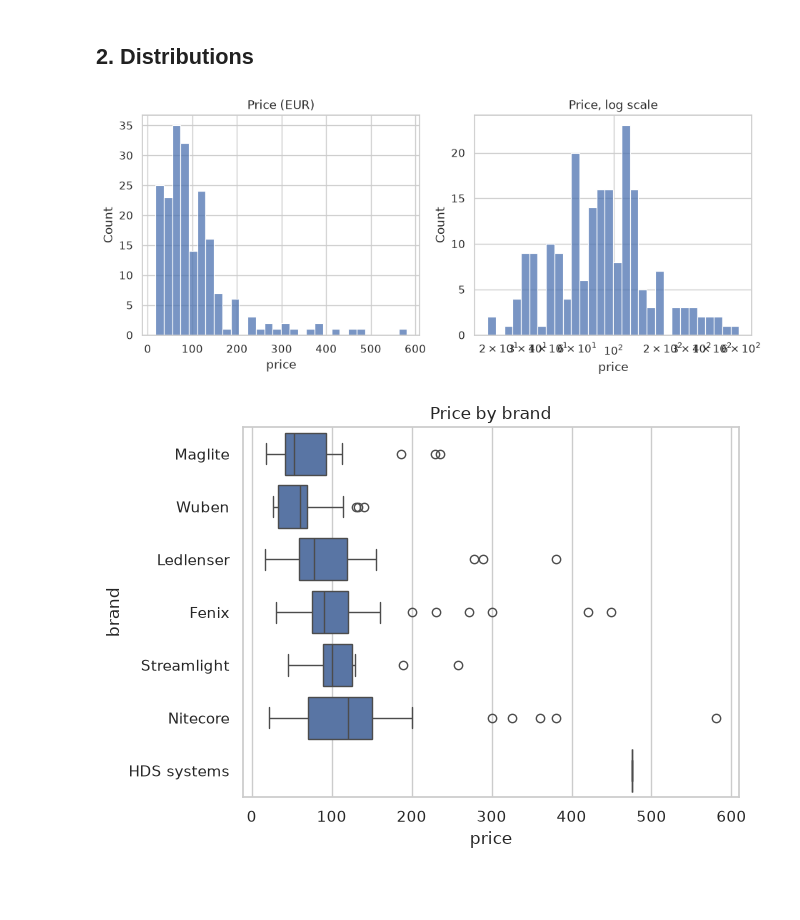
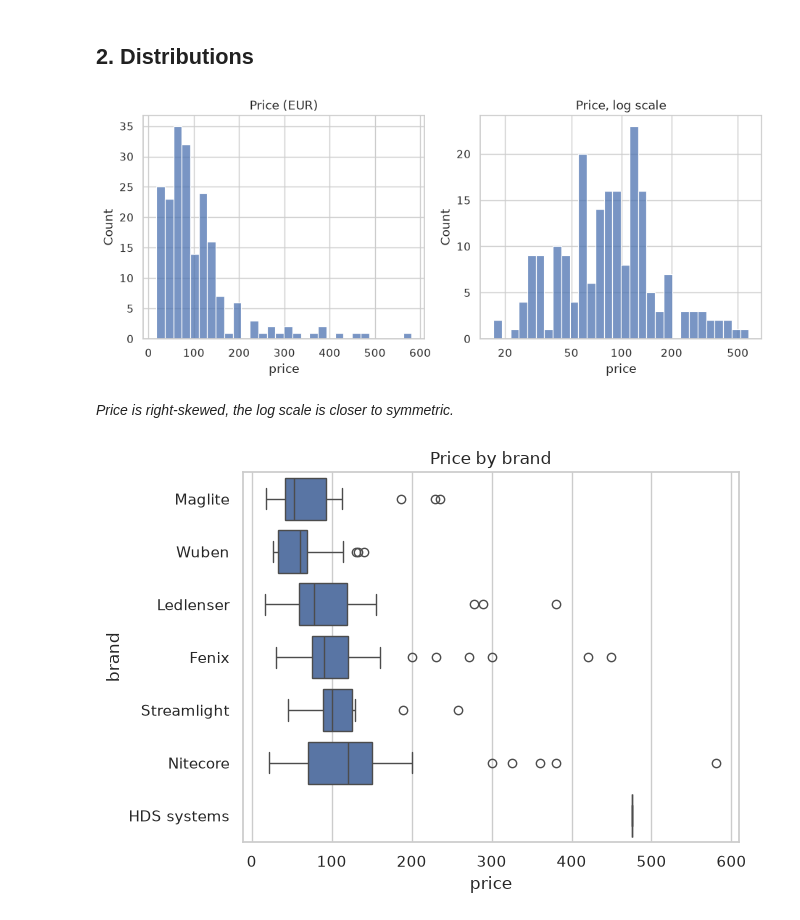
Before and after one commit to rm-a0/upa-01, a Jupyter notebook: analysis/eda.ipynb, the cells around one changed output. Drawn from its saved outputs; the diff is of its cells as text; code cells hidden in the pictures; blank space fills up the shorter version.

```diff
--- a/analysis/eda.ipynb
+++ b/analysis/eda.ipynb
@@ -111,12 +111,17 @@ df[FLAGS].sum().to_frame("products")
 # %%
 fig, axes = plt.subplots(1, 2, figsize=(11, 4))
 sns.histplot(df["price"], bins=30, ax=axes[0])
 sns.histplot(df["price"], bins=30, log_scale=True, ax=axes[1])
 axes[0].set_title("Price (EUR)")
 axes[1].set_title("Price, log scale")
+axes[1].set_xticks([20, 50, 100, 200, 500])
+axes[1].xaxis.set_major_formatter("{x:g}")
+axes[1].xaxis.set_minor_formatter("")
 plt.show()
 # %% [output]
-[figure, old version]
+[figure, new version]
+# %% [markdown]
+*Price is right-skewed, the log scale is closer to symmetric.*
 # %%
 order = df.groupby("brand", observed=True)["price"].median().sort_values().index
 sns.boxplot(df, x="price", y="brand", order=order)
```
Also changed, not shown: parts of 6 cells of this notebook, 14 other files.
